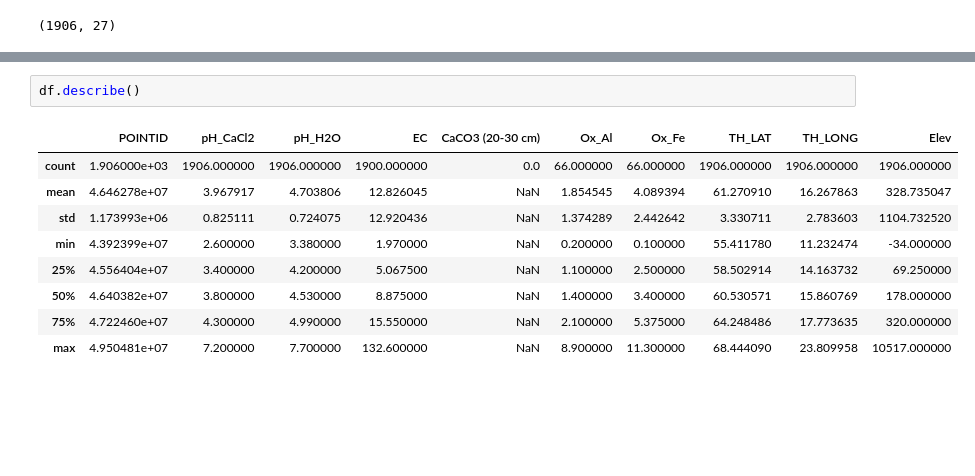
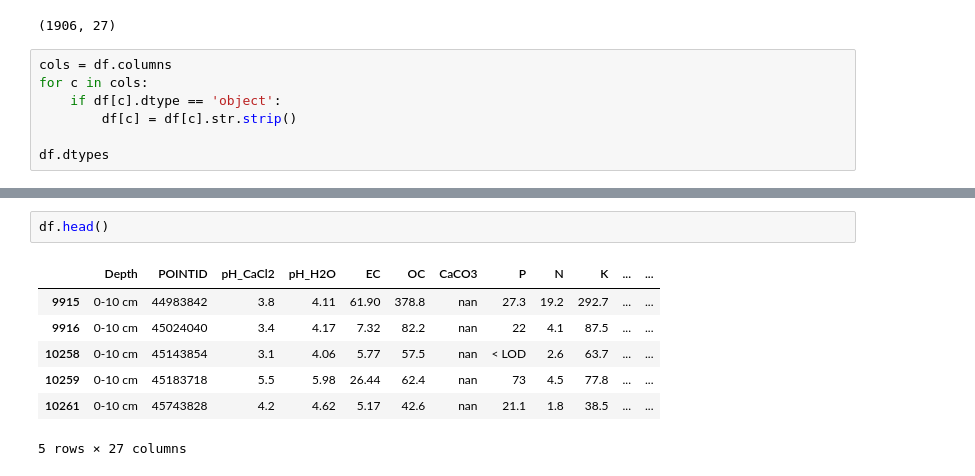
Before and after one commit to sekhargullapalli/aiforlifesciences-hack-2023, a Jupyter notebook: src/notebooks/explorelandusage.ipynb, the cells around one changed output, grey strips where cells are left out. Cells and saved outputs as stored; diff of their text form; blank space fills up the shorter version.

```diff
--- a/src/notebooks/explorelandusage.ipynb
+++ b/src/notebooks/explorelandusage.ipynb
@@ -9,3 +9,10 @@ df = df[df['NUTS_0']=='SE']
 df.shape
 # %% [output]
 (1906, 27)
+# %%
+cols = df.columns
+for c in cols:
+    if df[c].dtype == 'object':
+        df[c] = df[c].str.strip()
+
+df.dtypes
@@ -12,12 +37,10 @@ df.shape
 # %%
-df.describe()
+df.head()
 # %% [output]
-|  | POINTID | pH_CaCl2 | pH_H2O | EC | CaCO3 (20-30 cm) | Ox_Al | Ox_Fe | TH_LAT | TH_LONG | Elev |
-| count | 1.906000e+03 | 1906.000000 | 1906.000000 | 1900.000000 | 0.0 | 66.000000 | 66.000000 | 1906.000000 | 1906.000000 | 1906.000000 |
-| mean | 4.646278e+07 | 3.967917 | 4.703806 | 12.826045 | NaN | 1.854545 | 4.089394 | 61.270910 | 16.267863 | 328.735047 |
-| std | 1.173993e+06 | 0.825111 | 0.724075 | 12.920436 | NaN | 1.374289 | 2.442642 | 3.330711 | 2.783603 | 1104.732520 |
-| min | 4.392399e+07 | 2.600000 | 3.380000 | 1.970000 | NaN | 0.200000 | 0.100000 | 55.411780 | 11.232474 | -34.000000 |
-| 25% | 4.556404e+07 | 3.400000 | 4.200000 | 5.067500 | NaN | 1.100000 | 2.500000 | 58.502914 | 14.163732 | 69.250000 |
-| 50% | 4.640382e+07 | 3.800000 | 4.530000 | 8.875000 | NaN | 1.400000 | 3.400000 | 60.530571 | 15.860769 | 178.000000 |
-| 75% | 4.722460e+07 | 4.300000 | 4.990000 | 15.550000 | NaN | 2.100000 | 5.375000 | 64.248486 | 17.773635 | 320.000000 |
-| max | 4.950481e+07 | 7.200000 | 7.700000 | 132.600000 | NaN | 8.900000 | 11.300000 | 68.444090 | 23.809958 | 10517.000000 |
+|  | Depth | POINTID | pH_CaCl2 | pH_H2O | EC | OC | CaCO3 | P | N | K | ... | ... |
+| 9915 | 0-10 cm | 44983842 | 3.8 | 4.11 | 61.90 | 378.8 | nan | 27.3 | 19.2 | 292.7 | ... | ... |
+| 9916 | 0-10 cm | 45024040 | 3.4 | 4.17 | 7.32 | 82.2 | nan | 22 | 4.1 | 87.5 | ... | ... |
+| 10258 | 0-10 cm | 45143854 | 3.1 | 4.06 | 5.77 | 57.5 | nan | < LOD | 2.6 | 63.7 | ... | ... |
+| 10259 | 0-10 cm | 45183718 | 5.5 | 5.98 | 26.44 | 62.4 | nan | 73 | 4.5 | 77.8 | ... | ... |
+| 10261 | 0-10 cm | 45743828 | 4.2 | 4.62 | 5.17 | 42.6 | nan | 21.1 | 1.8 | 38.5 | ... | ... |
+5 rows × 27 columns
```
Also changed, not shown: parts of 8 cells of this notebook, 1 other file.
